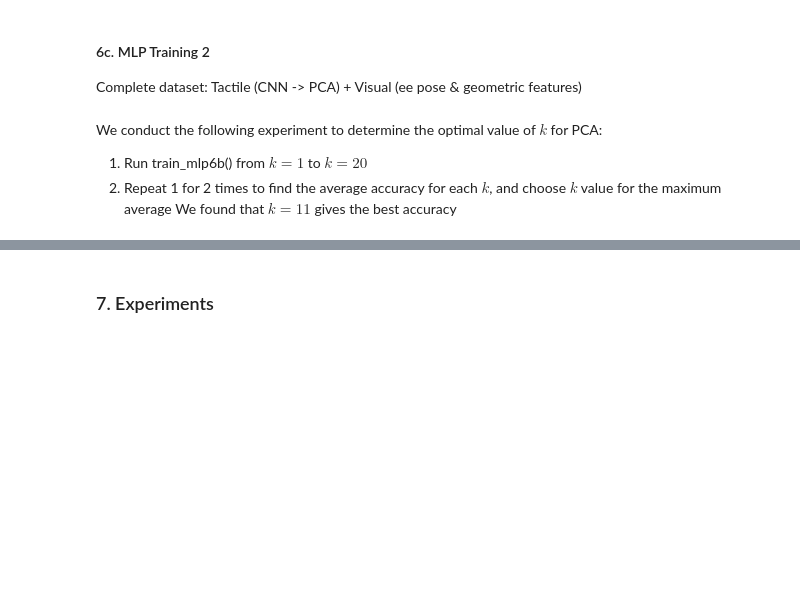
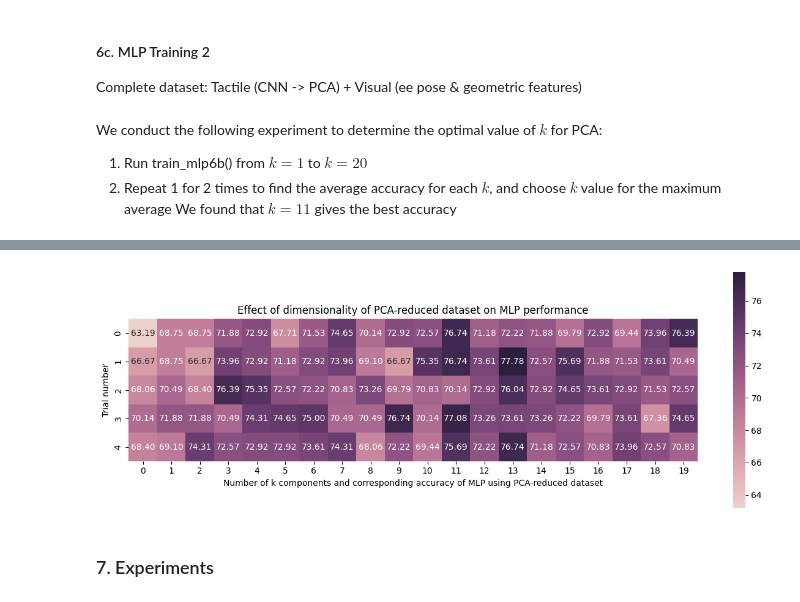
Before and after one commit to jhtkoo0426/UCL-FYP, a Jupyter notebook: src/models/mlp.ipynb, the cells around one changed output, grey strips where cells are left out. Saved outputs shown, nothing was run; the diff lists cells and outputs as text; code cells hidden in the pictures; blank space fills up the shorter version.

```diff
--- a/src/models/mlp.ipynb
+++ b/src/models/mlp.ipynb
@@ -579,7 +577,7 @@ def mlp6c(object_names):
         mlp6c = MLP(input_size=mlp6c_final_ds.shape[1], hidden_size=64, output_size=1)
         mlp6c.train_mlp(epochs=1000, X_train=X_final_complete_train, y_train=y_final_complete_train)
         accuracy = mlp6c.eval_mlp(X_test=X_final_complete_test, y_test=y_final_complete_test, verbose=False)
-        accuracies.append(accuracy)
+        accuracies.append(accuracy * 100)
     return accuracies
 # %% [markdown]
 #### 6d. Results visualisation
@@ -587,4 +587,4 @@ This section is just for generating visualisations for the report
 # %%
 # Store the results of running the mlp6c() function across 5 trials
-# pca_trial_accuracies = np.array([mlp6c(object_names) for _ in range(5)])
-# pca_trial_accuracies
+pca_trial_accuracies = np.array([mlp6c(object_names) for _ in range(5)])
+pca_trial_accuracies
@@ -591,15 +624,17 @@ This section is just for generating visualisations for the report
 # %%
 # Set the size of the plot
-# fig, ax = plt.subplots(figsize=(15,5))
+fig, ax = plt.subplots(figsize=(15,5))
 
-# # Create heatmap plot using seaborn and label each cell with its value
-# sns.heatmap(pca_trial_accuracies, annot=True, fmt='.2f', ax=ax, square=True, cmap=sns.cubehelix_palette(as_cmap=True))
+# Create heatmap plot using seaborn and label each cell with its value
+sns.heatmap(pca_trial_accuracies, annot=True, fmt='.2f', ax=ax, square=True, cmap=sns.cubehelix_palette(as_cmap=True))
 
-# # Show plot
-# plt.title('Effect of dimensionality of PCA-reduced dataset on MLP performance')
-# plt.xlabel('Number of k components and corresponding accuracy of MLP using PCA-reduced dataset')
-# plt.ylabel('Trial number')
-# plt.show()
+# Show plot
+plt.title('Effect of dimensionality of PCA-reduced dataset on MLP performance')
+plt.xlabel('Number of k components and corresponding accuracy of MLP using PCA-reduced dataset')
+plt.ylabel('Trial number')
+plt.show()
+# %% [output]
+[figure, added]
 # %% [markdown]
 ### 7. Experiments
 # %% [markdown]
```
Also changed, not shown: parts of 14 cells of this notebook, 1 other file.
